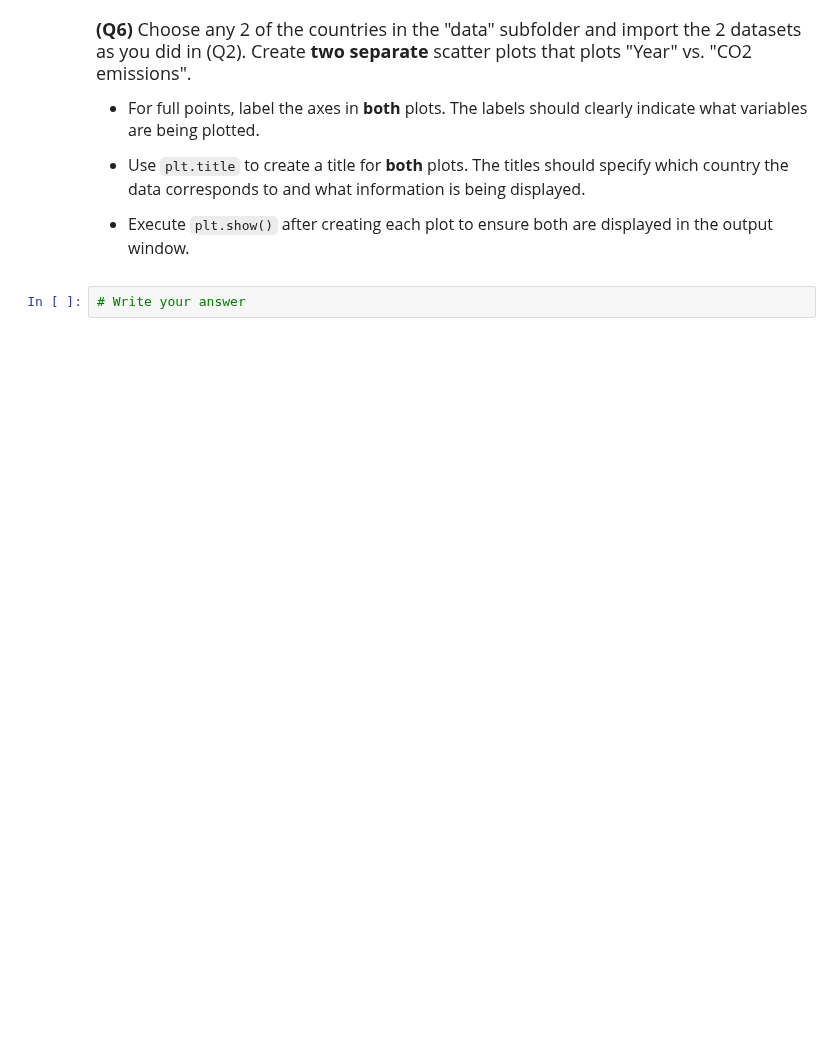
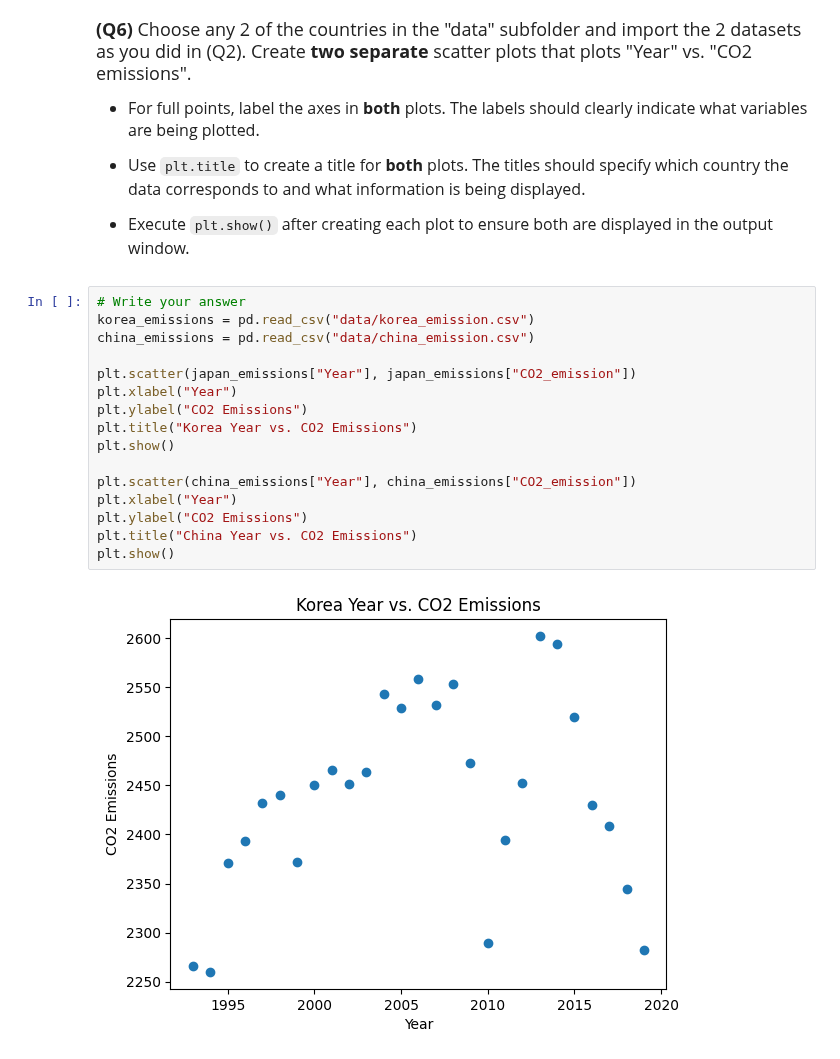
Before and after one commit to Shubo06/datasci151fall2026, a Jupyter notebook: _assignments/assignment_2/Assignment2.ipynb, the cells around one changed output. Saved outputs shown, nothing was run; the diff lists cells and outputs as text; blank space fills up the shorter version.

```diff
--- a/_assignments/assignment_2/Assignment2.ipynb
+++ b/_assignments/assignment_2/Assignment2.ipynb
@@ -114,5 +138,21 @@ us_emissions["CO2_emission"].describe()
 - Use `plt.title` to create a title for **both** plots. The titles should specify which country the data corresponds to and what information is being displayed.
 
 - Execute `plt.show()` after creating each plot to ensure both are displayed in the output window.
-# %%
-# Write your answer
+# %%
+# Write your answer
+korea_emissions = pd.read_csv("data/korea_emission.csv")
+china_emissions = pd.read_csv("data/china_emission.csv")
+
+plt.scatter(japan_emissions["Year"], japan_emissions["CO2_emission"])
+plt.xlabel("Year")
+plt.ylabel("CO2 Emissions")
+plt.title("Korea Year vs. CO2 Emissions")
+plt.show()
+
+plt.scatter(china_emissions["Year"], china_emissions["CO2_emission"])
+plt.xlabel("Year")
+plt.ylabel("CO2 Emissions")
+plt.title("China Year vs. CO2 Emissions")
+plt.show()
+# %% [output]
+[figure, added]
```
Also changed, not shown: parts of 8 cells of this notebook.
